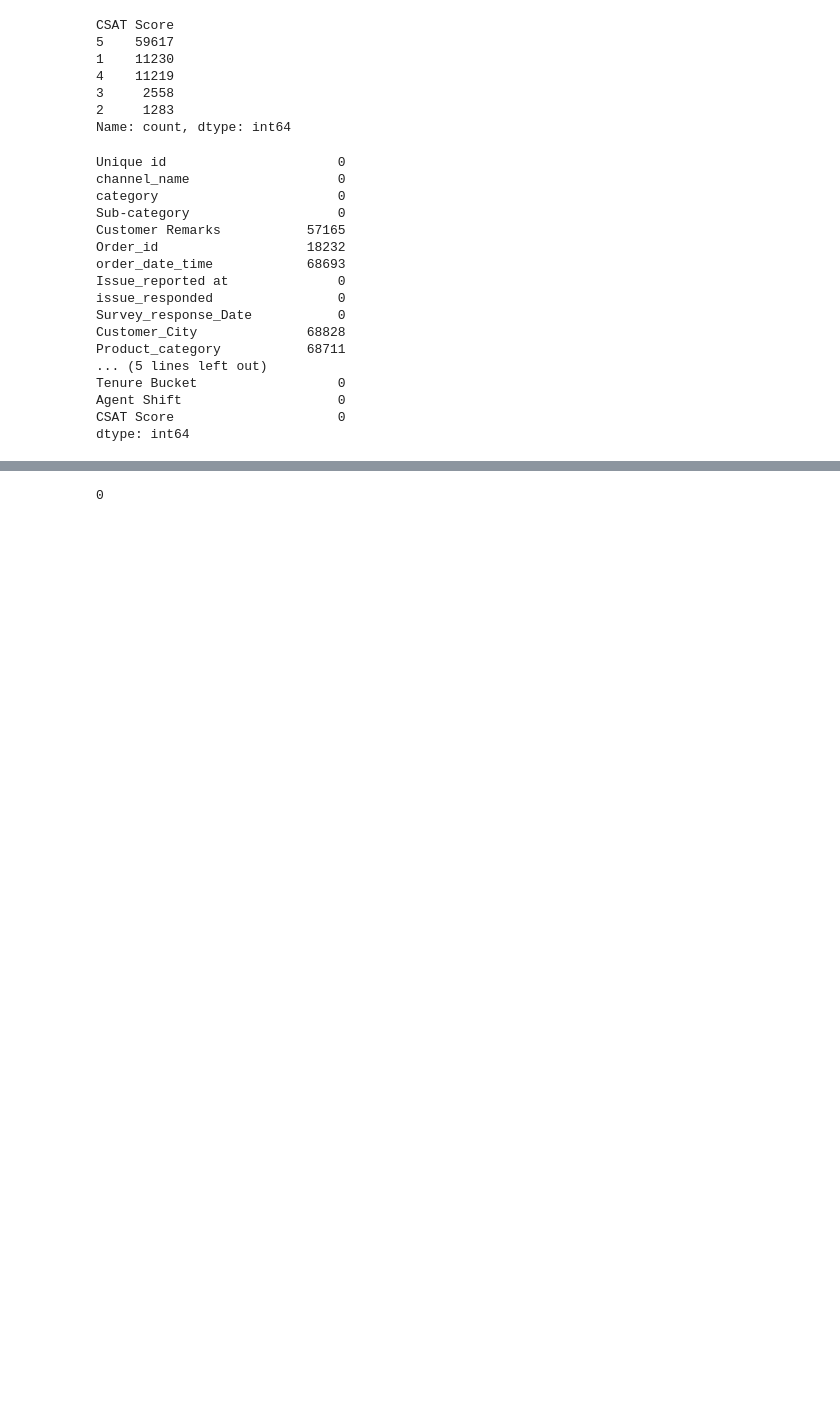
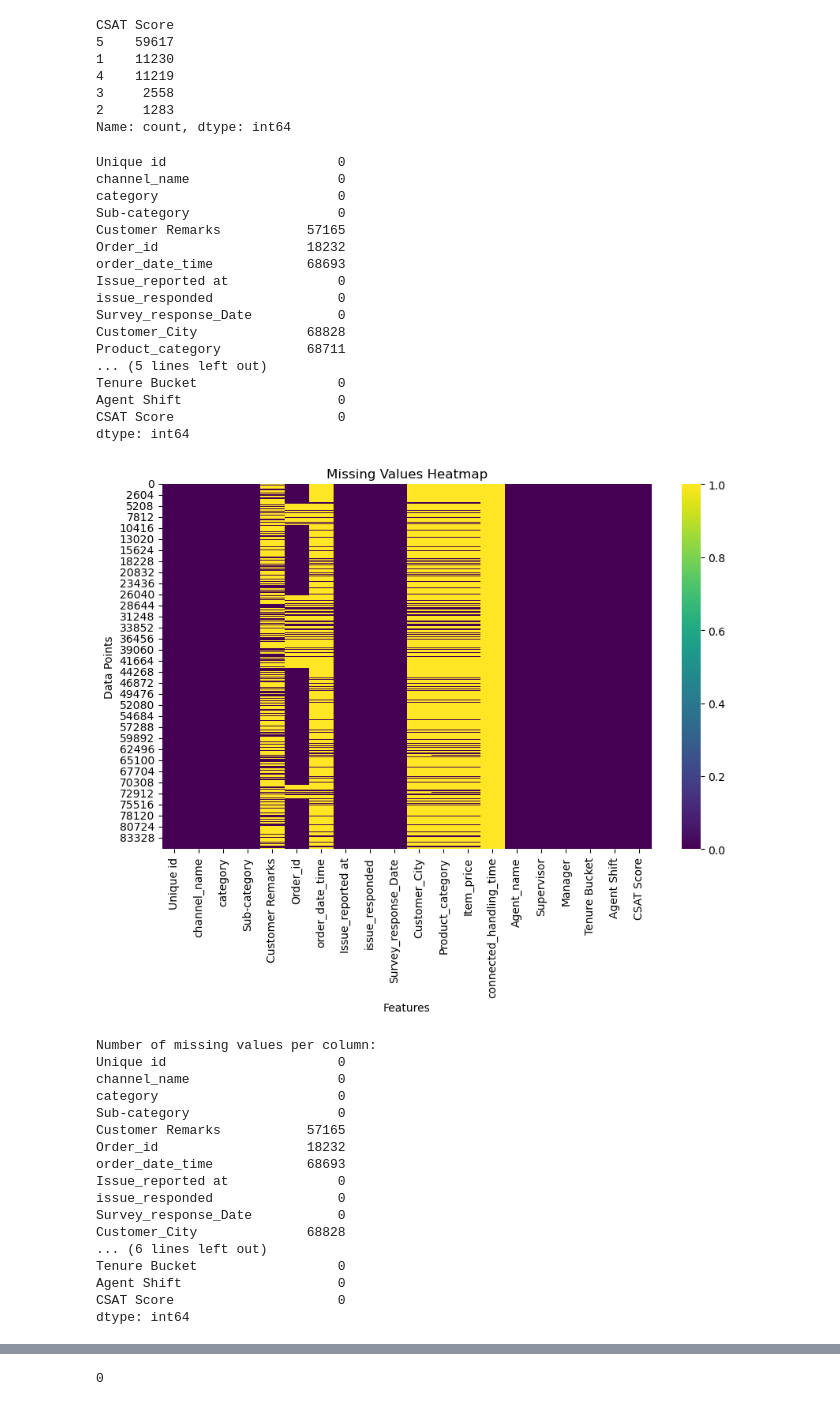
Before and after one commit to CCT-Dublin/capstone-project-feb-2024-pt-denissegarciavivolo, a Jupyter notebook: CA3_CapstoneProject_DenisseGarcia_Data2.ipynb, the cells around one changed output, grey strips where cells are left out. Saved outputs shown, nothing was run; the diff lists cells and outputs as text; code cells hidden in the pictures; blank space fills up the shorter version.

```diff
--- a/CA3_CapstoneProject_DenisseGarcia_Data2.ipynb
+++ b/CA3_CapstoneProject_DenisseGarcia_Data2.ipynb
@@ -83,3 +87,37 @@ Tenure Bucket                  0
 Agent Shift                    0
 CSAT Score                     0
 dtype: int64
+# %%
+missing_values = data.isnull()
+
+# Plotting missing values heatmap
+plt.figure(figsize=(10, 6))
+sns.heatmap(missing_values, cmap='viridis', cbar=True)
+plt.title('Missing Values Heatmap')
+plt.xlabel('Features')
+plt.ylabel('Data Points')
+plt.show()
+
+# Print the number of missing values for each column
+missing_count = data.isnull().sum()
+print("Number of missing values per column:")
+print(missing_count)
+# %% [output]
+[figure, added]
+Number of missing values per column:
+Unique id                      0
+channel_name                   0
+category                       0
+Sub-category                   0
+Customer Remarks           57165
+Order_id                   18232
+order_date_time            68693
+Issue_reported at              0
+issue_responded                0
+Survey_response_Date           0
+Customer_City              68828
+... (6 lines left out)
+Tenure Bucket                  0
+Agent Shift                    0
+CSAT Score                     0
+dtype: int64
```
Also changed, not shown: parts of 6 cells of this notebook.
